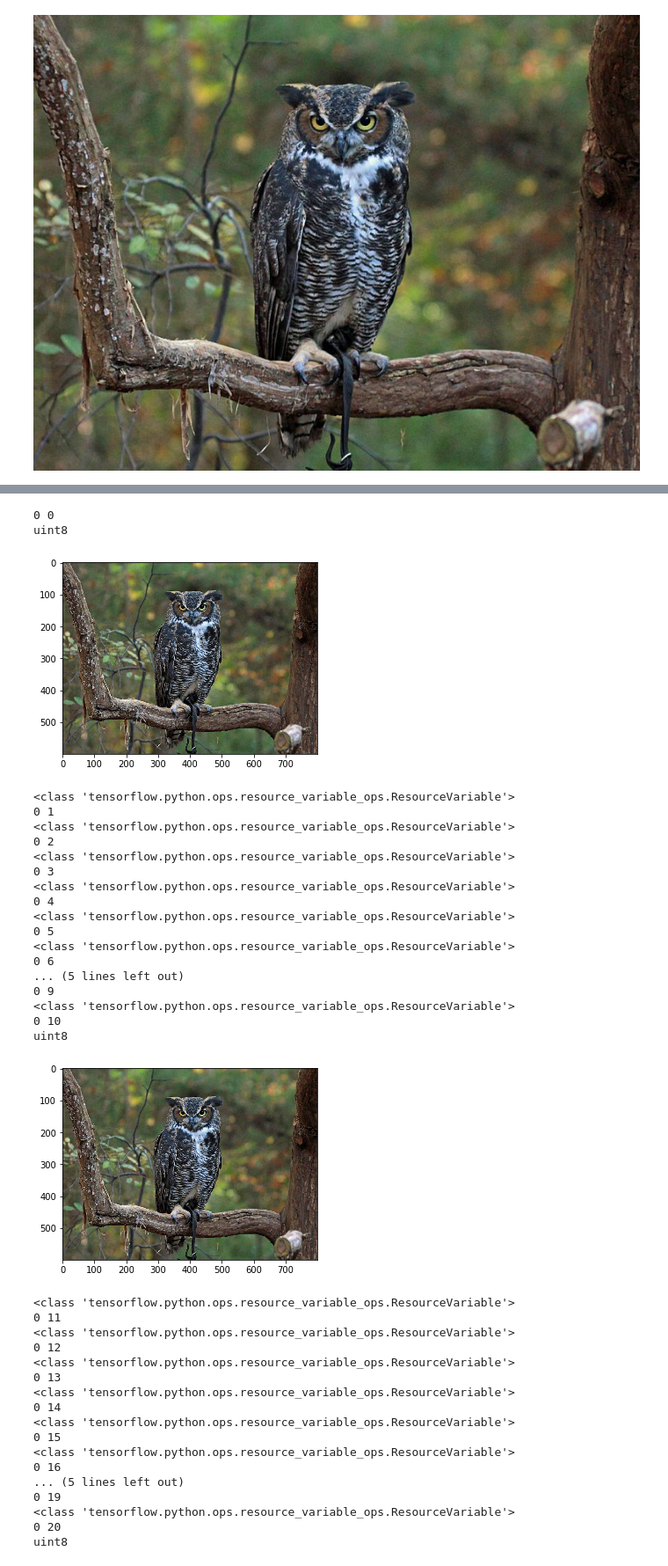
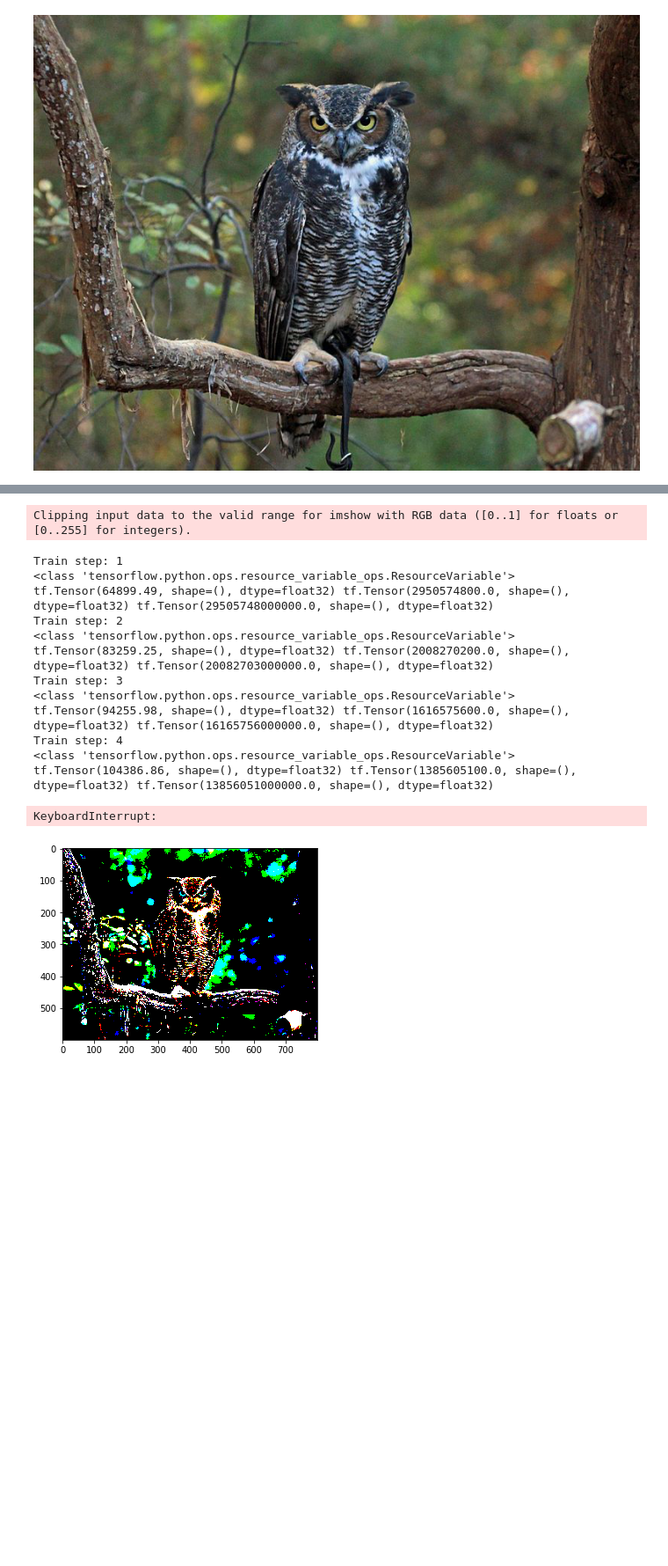
Before and after one commit to BinaryWiz/AI-Experiments, a Jupyter notebook: NeuralStyleTransfer/NST.ipynb, the cells around one changed output, grey strips where cells are left out. Shown at 88% size. Saved outputs shown, nothing was run; the diff lists cells and outputs as text; code cells hidden in the pictures; blank space fills up the shorter version.

Commit message:
broken. realized that the gradients should be applied to the normalized gen_img and then after that, you convert the normalized image back to rgb

```diff
--- a/NeuralStyleTransfer/NST.ipynb
+++ b/NeuralStyleTransfer/NST.ipynb
@@ -77,6 +86,9 @@ def vgg_model_output(layers):
 norm_content = normalize_data(content_array).reshape(1, SHAPE[0], SHAPE[1], SHAPE[2])
 norm_style = normalize_data(style_array).reshape(1, SHAPE[0], SHAPE[1], SHAPE[2])
 norm_gen_img = normalize_data(gen_img).reshape(1, SHAPE[0], SHAPE[1], SHAPE[2])
+gen_img = norm_gen_img
+plt.imshow(gen_img[0])
+
 
 a_gen_content_layers = vgg_model_output(CONTENT_LAYERS)(norm_gen_img)
 a_gen_style_layers = vgg_model_output(STYLE_LAYERS)(norm_gen_img)
@@ -133,6 +186,6 @@ total_style_cost(a_gen_style_layers, a_style_layers)
 # %%
 # Compute the total cost
-def total_cost(content_cost, style_cost, alpha = 10, beta = 40):
+def total_cost(content_cost, style_cost, alpha = 1e-2, beta = 1e4):
     total_cost = (alpha * content_cost) + (beta * style_cost)
     return total_cost
 # %%
@@ -143,9 +196,10 @@ def gen_new_outputs(gen_img):
     return a_gen_content_layers, a_gen_style_layers
 # %%
 # Define the optimizer
-opt = tf.optimizers.Adam(learning_rate = 0.02, beta_1=0.99, epsilon=1e-1)
+opt = tf.optimizers.Adam(learning_rate = 2.0, beta_1=0.99, epsilon=1e-1)
 print(type(gen_img))
 gen_img = tf.reshape(gen_img, [1, SHAPE[0], SHAPE[1], SHAPE[2]])
 gen_img = tf.Variable(tf.cast(gen_img, tf.float32))
 print(gen_img.shape)
+plt.imshow(gen_img[0])
 # %% [output]
@@ -165,52 +222,23 @@ def train_step(gen_img):
 # %%
 for x in range(10):
     for y in range(100):
-        print(x, y)
+        print("Train step: " + str((x + 1) * (y + 1)))
         if y % 10 == 0:
-            arr = gen_img.numpy()
-            arr.shape
-            arr = arr.astype(np.uint8)
-            print(arr.dtype)
-            arr = arr.reshape(SHAPE[0], SHAPE[1], SHAPE[2])
-            plt.imshow(Image.fromarray(arr))
-            plt.show()
+            plt.imshow(gen_img[0])
         train_step(gen_img)
 # %% [output]
-0 0
-uint8
+Clipping input data to the valid range for imshow with RGB data ([0..1] for floats or [0..255] for integers).
+Train step: 1
+<class 'tensorflow.python.ops.resource_variable_ops.ResourceVariable'>
+tf.Tensor(64899.49, shape=(), dtype=float32) tf.Tensor(2950574800.0, shape=(), dtype=float32) tf.Tensor(29505748000000.0, shape=(), dtype=float32)
+Train step: 2
+<class 'tensorflow.python.ops.resource_variable_ops.ResourceVariable'>
+tf.Tensor(83259.25, shape=(), dtype=float32) tf.Tensor(2008270200.0, shape=(), dtype=float32) tf.Tensor(20082703000000.0, shape=(), dtype=float32)
+Train step: 3
+<class 'tensorflow.python.ops.resource_variable_ops.ResourceVariable'>
+tf.Tensor(94255.98, shape=(), dtype=float32) tf.Tensor(1616575600.0, shape=(), dtype=float32) tf.Tensor(16165756000000.0, shape=(), dtype=float32)
+Train step: 4
+<class 'tensorflow.python.ops.resource_variable_ops.ResourceVariable'>
+tf.Tensor(104386.86, shape=(), dtype=float32) tf.Tensor(1385605100.0, shape=(), dtype=float32) tf.Tensor(13856051000000.0, shape=(), dtype=float32)
+KeyboardInterrupt:
-[figure, old version]
+[figure, new version]
-<class 'tensorflow.python.ops.resource_variable_ops.ResourceVariable'>
-0 1
-<class 'tensorflow.python.ops.resource_variable_ops.ResourceVariable'>
-0 2
-<class 'tensorflow.python.ops.resource_variable_ops.ResourceVariable'>
-0 3
-<class 'tensorflow.python.ops.resource_variable_ops.ResourceVariable'>
-0 4
-<class 'tensorflow.python.ops.resource_variable_ops.ResourceVariable'>
-0 5
-<class 'tensorflow.python.ops.resource_variable_ops.ResourceVariable'>
-0 6
-... (5 lines left out)
-0 9
-<class 'tensorflow.python.ops.resource_variable_ops.ResourceVariable'>
-0 10
-uint8
-[figure, removed]
-<class 'tensorflow.python.ops.resource_variable_ops.ResourceVariable'>
-0 11
-<class 'tensorflow.python.ops.resource_variable_ops.ResourceVariable'>
-0 12
-<class 'tensorflow.python.ops.resource_variable_ops.ResourceVariable'>
-0 13
-<class 'tensorflow.python.ops.resource_variable_ops.ResourceVariable'>
-0 14
-<class 'tensorflow.python.ops.resource_variable_ops.ResourceVariable'>
-0 15
-<class 'tensorflow.python.ops.resource_variable_ops.ResourceVariable'>
-0 16
-... (5 lines left out)
-0 19
-<class 'tensorflow.python.ops.resource_variable_ops.ResourceVariable'>
-0 20
-uint8
```
Also changed, not shown: parts of 10 cells of this notebook.
